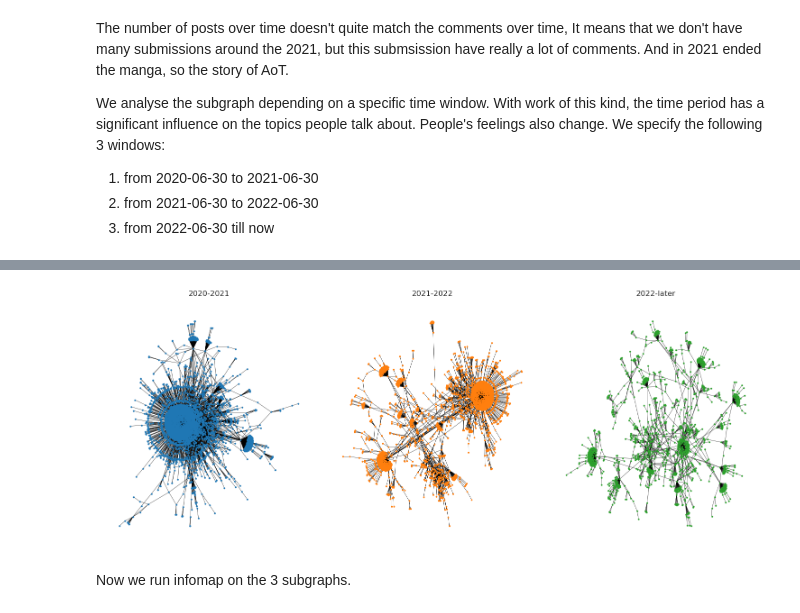
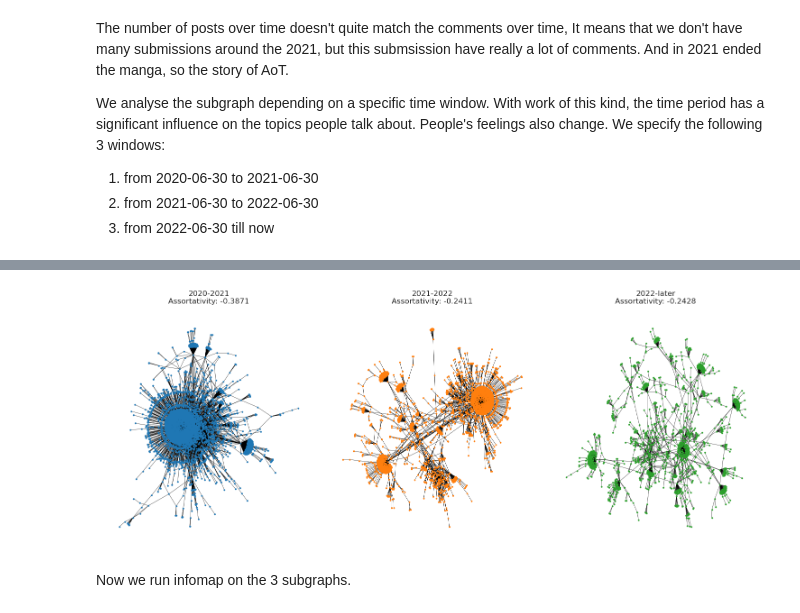
Before and after one commit to AlessandroGhiotto/WSA-AoT, a Jupyter notebook: notebooks/3_community_detection.ipynb, the cells around one changed output, grey strips where cells are left out. Saved outputs shown, nothing was run; the diff lists cells and outputs as text; code cells hidden in the pictures.

```diff
--- a/notebooks/3_community_detection.ipynb
+++ b/notebooks/3_community_detection.ipynb
@@ -358,3 +361,20 @@ mid_2022 = pd.Timestamp('2022-06-30')
 df_comments_2020_2021 = df_comments[(df_comments['created_utc'] > mid_2020) & (df_comments['created_utc'] <= mid_2021)]
 df_comments_2021_2022 = df_comments[(df_comments['created_utc'] > mid_2021) & (df_comments['created_utc'] <= mid_2022)]
 df_comments_later = df_comments[df_comments['created_utc'] > mid_2022]
+
+fig, axes = plt.subplots(1, 3, figsize=(15, 6))
+
+df_comments_2020_2021.set_index('created_utc').resample('W').size().plot(ax=axes[0], title="Comments over time (2020-2021)")
+axes[0].set_xlabel('Date')
+axes[0].set_ylabel('Number of Posts')
+
+df_comments_2021_2022.set_index('created_utc').resample('W').size().plot(ax=axes[1], title="Comments over time (2021-2022)")
+axes[1].set_xlabel('Date')
+axes[1].set_ylabel('Number of Posts')
+
+df_comments_later.set_index('created_utc').resample('W').size().plot(ax=axes[2], title="Comments over time (2022-later)")
+axes[2].set_xlabel('Date')
+axes[2].set_ylabel('Number of Posts')
+
+plt.tight_layout()
+plt.show()
@@ -370,35 +392,36 @@ def build_graph(df):
     largest_cc = max(nx.connected_components(G), key=len)
     G = G.subgraph(largest_cc).copy()
     return G
 
 # Build graphs for each time period
 Gs = [
     build_graph(df_comments_2020_2021),
     build_graph(df_comments_2021_2022),
     build_graph(df_comments_later)
 ]
 titles = ['2020-2021', '2021-2022', '2022-later']
 poss = [nx.spring_layout(G, iterations=50, seed=1721) for G in Gs]
 
 # show the graphs
 cmap = plt.cm.tab10
 fig, axes = plt.subplots(1, 3, figsize=(15, 6))
 for i in range(3):
+    assortativity = nx.degree_assortativity_coefficient(Gs[i])
     ax = axes[i]
     ax.axis("off")
     nx.draw_networkx(
         Gs[i], pos=poss[i], ax=ax,
         node_color=[cmap(i)],  # muted color for each graph
         edge_color='black',
         node_size=3,
         with_labels=False,
         width=0.4,
     )
-    ax.set_title(titles[i])
+    ax.set_title(titles[i]+f"\nAssortativity: {assortativity:.4f}")
 plt.tight_layout()
 plt.show()
 # %% [output]
-[figure, old version]
+[figure, new version]
 # %% [markdown]
 Now we run infomap on the 3 subgraphs.
 # %%
```
Also changed, not shown: parts of 5 cells of this notebook.
